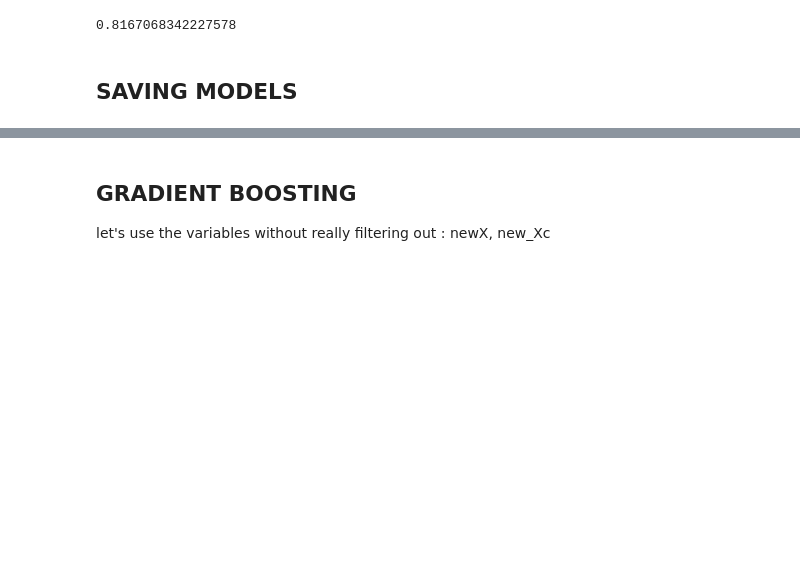
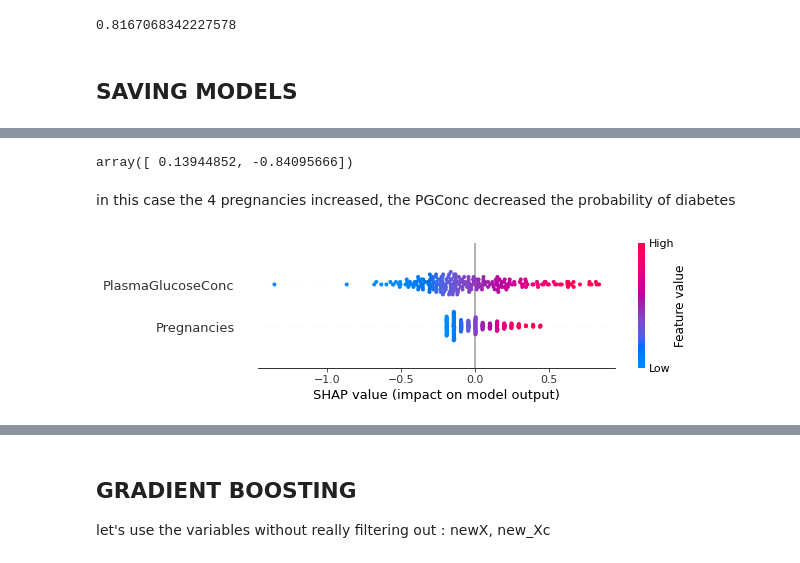
Before and after one commit to GTorley/Predictive-Modelling-Framework, a Jupyter notebook: Predictive Modelling 1.ipynb, the cells around one changed output, grey strips where cells are left out. Saved outputs shown, nothing was run; the diff lists cells and outputs as text; code cells hidden in the pictures; blank space fills up the shorter version.

Commit message:
SHAP for evaluation

```diff
--- a/Predictive Modelling 1.ipynb
+++ b/Predictive Modelling 1.ipynb
@@ -647,0 +669,6 @@ with open('logreg1.pickle', 'wb') as handle:
+# %%
+# as for log reg and the rest I use different X_train - it's easier this way
+X_train, X_test, y_train, y_test = train_test_split(finalX_VIF, y.values.ravel(), test_size=0.3, random_state=0)
+
+i=18
+print(X_test.iloc[i],logreg.predict_proba(X_test)[:,1][i])
@@ -647,0 +679,4 @@ with open('logreg1.pickle', 'wb') as handle:
+# %%
+# use Kernel SHAP to explain test set predictions
+explainer = shap.KernelExplainer(logreg.predict_proba, X_train, link="logit")
+shap_values = explainer.shap_values(X_test, nsamples=200)
@@ -647,0 +712,11 @@ with open('logreg1.pickle', 'wb') as handle:
+# %%
+shap_values[0][0,:]
+# %% [output]
+array([ 0.13944852, -0.84095666])
+# %% [markdown]
+in this case the 4 pregnancies increased, the PGConc decreased the probability of diabetes
+# %%
+# plot the SHAP values for the all instances
+shap.summary_plot(shap_values[1][:,:], features=X_test, feature_names=X_test.columns)
+# %% [output]
+[figure, added]
```
Also changed, not shown: parts of 45 cells of this notebook, 3 other files.
